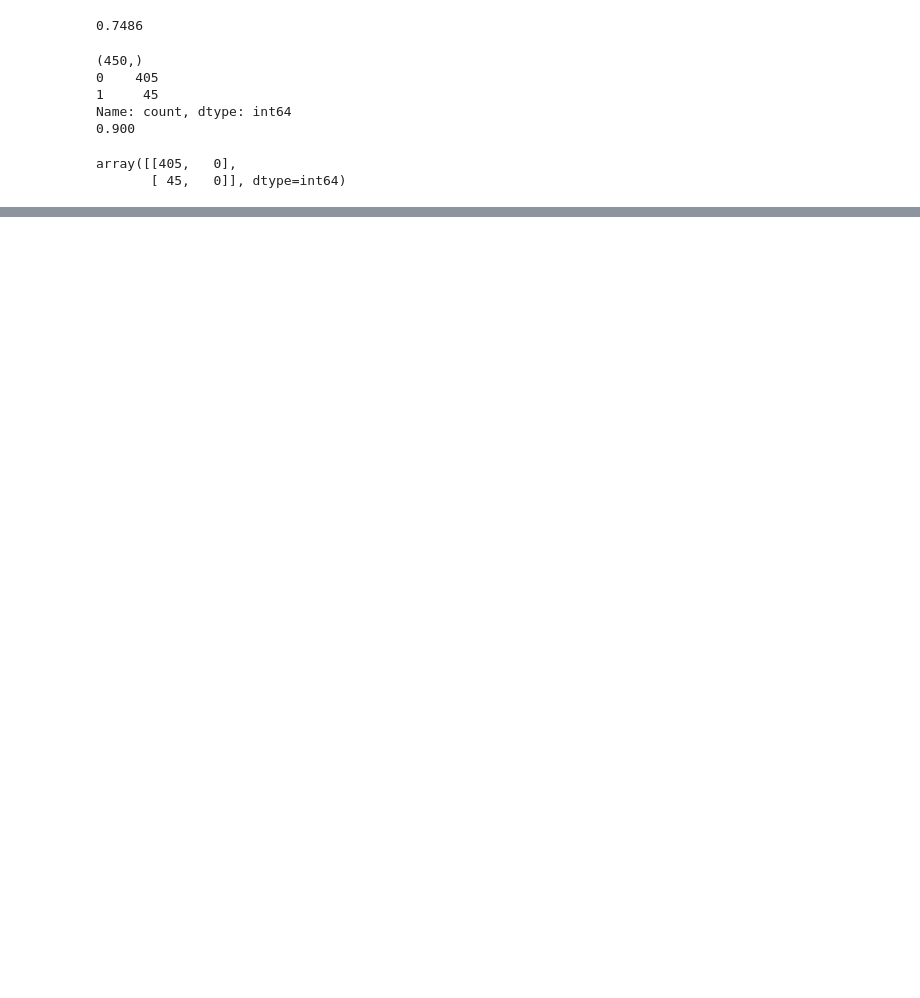
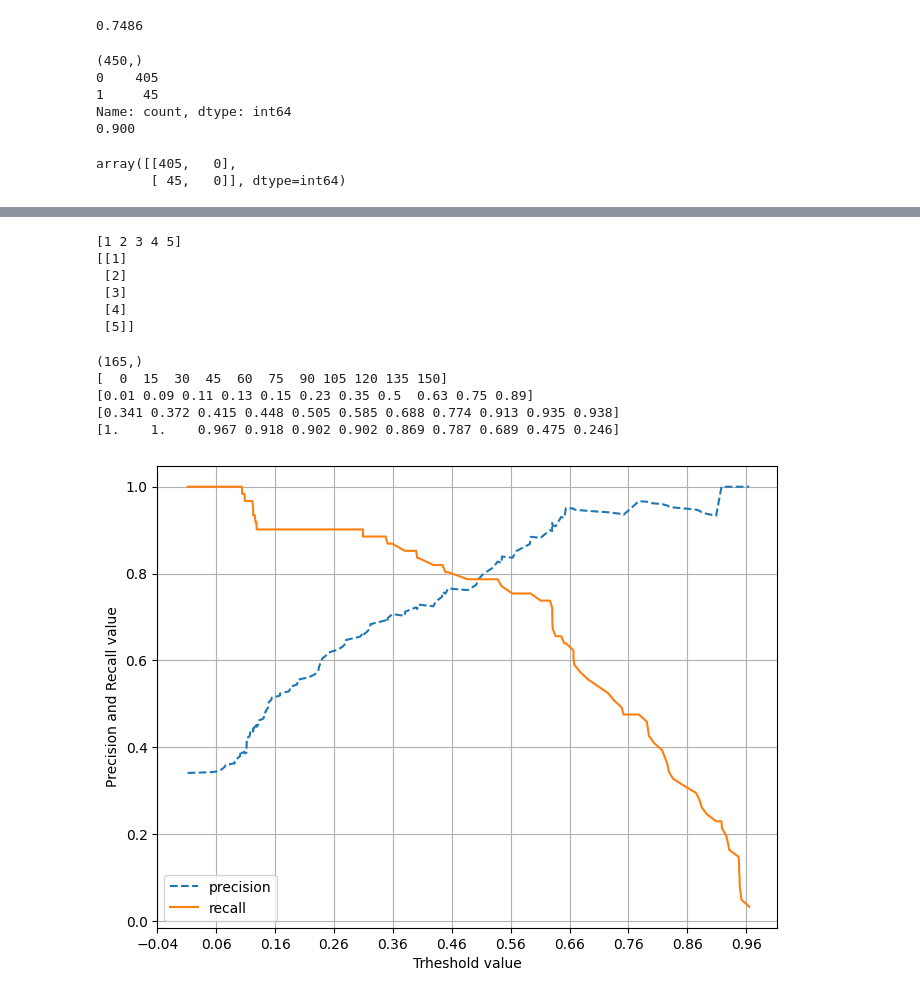
Before and after one commit to JunseokLee3/self_study, a Jupyter notebook: coding test/과제티스트 준비/1회독/3.ipynb, the cells around one changed output, grey strips where cells are left out. Saved outputs shown, nothing was run; the diff lists cells and outputs as text; code cells hidden in the pictures; blank space fills up the shorter version.

```diff
--- a/coding test/과제티스트 준비/1회독/3.ipynb
+++ b/coding test/과제티스트 준비/1회독/3.ipynb
@@ -103,0 +265,55 @@ array([[405,   0],
+# %%
+np1 = [1,2,3,4,5]
+npp = np.array(np1)
+print(npp)
+print(npp.reshape(-1,1))
+# %% [output]
+[1 2 3 4 5]
+[[1]
+ [2]
+ [3]
+ [4]
+ [5]]
+# %%
+from sklearn.metrics import precision_recall_curve
+
+pred_proba_class1= lr_clf.predict_proba(X_test)[:,1]
+
+precisions, recalls, thresholds = precision_recall_curve(y_test, pred_proba_class1)
+print(thresholds.shape)
+
+thr_index = np.arange(0, thresholds.shape[0], 15)
+print(thr_index)
+print(np.round(thresholds[thr_index], 2))
+
+print(np.round(precisions[thr_index], 3))
+print(np.round(recalls[thr_index], 3))
+# %% [output]
+(165,)
+[  0  15  30  45  60  75  90 105 120 135 150]
+[0.01 0.09 0.11 0.13 0.15 0.23 0.35 0.5  0.63 0.75 0.89]
+[0.341 0.372 0.415 0.448 0.505 0.585 0.688 0.774 0.913 0.935 0.938]
+[1.    1.    0.967 0.918 0.902 0.902 0.869 0.787 0.689 0.475 0.246]
+# %%
+import matplotlib.pyplot as plt
+import matplotlib.ticker as ticker
+%matplotlib inline
+
+def precision_recall_corve_plot(y_test, pred_proba_c1):
+    precisions, recalls, thresholds = precision_recall_curve(y_test, pred_proba_c1)
+
+    plt.figure(figsize=(8,6))
+    threshold_boundary = thresholds.shape[0]
+    plt.plot(thresholds, precisions[0:threshold_boundary], linestyle='--', label='precision')
+    plt.plot(thresholds, recalls[0:threshold_boundary], label='recall')
+
+    start, end = plt.xlim()
+    plt.xticks(np.round(np.arange(start, end, 0.1), 2))
+
+    plt.xlabel('Trheshold value'); plt.ylabel('Precision and Recall value')
+    plt.legend(); plt.grid()
+    plt.show()
+
+precision_recall_corve_plot(y_test, lr_clf.predict_proba(X_test)[:, 1])
+# %% [output]
+[figure, added]
```
Also changed, not shown: parts of 25 cells of this notebook, 1 other file.
